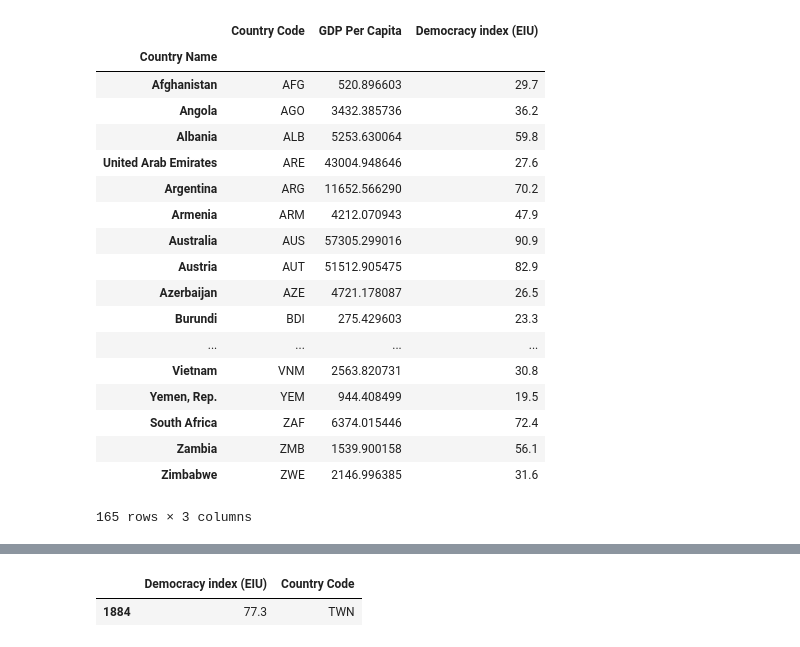
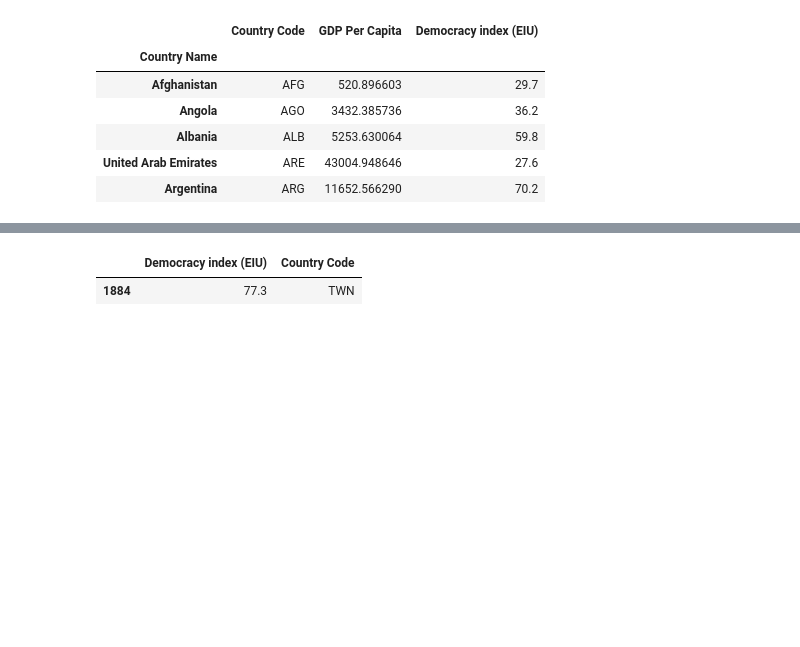
Before and after one commit to dantam/DataRocks, a Jupyter notebook: Democracy vs GDP per capita.ipynb, the cells around one changed output, grey strips where cells are left out. Saved outputs shown, nothing was run; the diff lists cells and outputs as text; code cells hidden in the pictures; blank space fills up the shorter version.

```diff
--- a/Democracy vs GDP per capita.ipynb
+++ b/Democracy vs GDP per capita.ipynb
@@ -45,27 +45,15 @@ df = df_gdp[['Country Code', year_str]]
 df = pd.merge(df, df_dem, on="Country Code", right_index=True)
 df = df.rename(columns={ year_str: 'GDP Per Capita' })
 # %%
-df
+df.head()
 # %% [output]
 |  | Country Code | GDP Per Capita | Democracy index (EIU) |
 | Country Name |  |  |  |
 | Afghanistan | AFG | 520.896603 | 29.7 |
 | Angola | AGO | 3432.385736 | 36.2 |
 | Albania | ALB | 5253.630064 | 59.8 |
 | United Arab Emirates | ARE | 43004.948646 | 27.6 |
 | Argentina | ARG | 11652.566290 | 70.2 |
-| Armenia | ARM | 4212.070943 | 47.9 |
-| Australia | AUS | 57305.299016 | 90.9 |
-| Austria | AUT | 51512.905475 | 82.9 |
-| Azerbaijan | AZE | 4721.178087 | 26.5 |
-| Burundi | BDI | 275.429603 | 23.3 |
-| ... | ... | ... | ... |
-| Vietnam | VNM | 2563.820731 | 30.8 |
-| Yemen, Rep. | YEM | 944.408499 | 19.5 |
-| South Africa | ZAF | 6374.015446 | 72.4 |
-| Zambia | ZMB | 1539.900158 | 56.1 |
-| Zimbabwe | ZWE | 2146.996385 | 31.6 |
-165 rows × 3 columns
 # %%
 df_gdp[df_gdp['Country Code'] == 'CHN']
 # %% [output]
```
Also changed, not shown: parts of 2 cells of this notebook.
